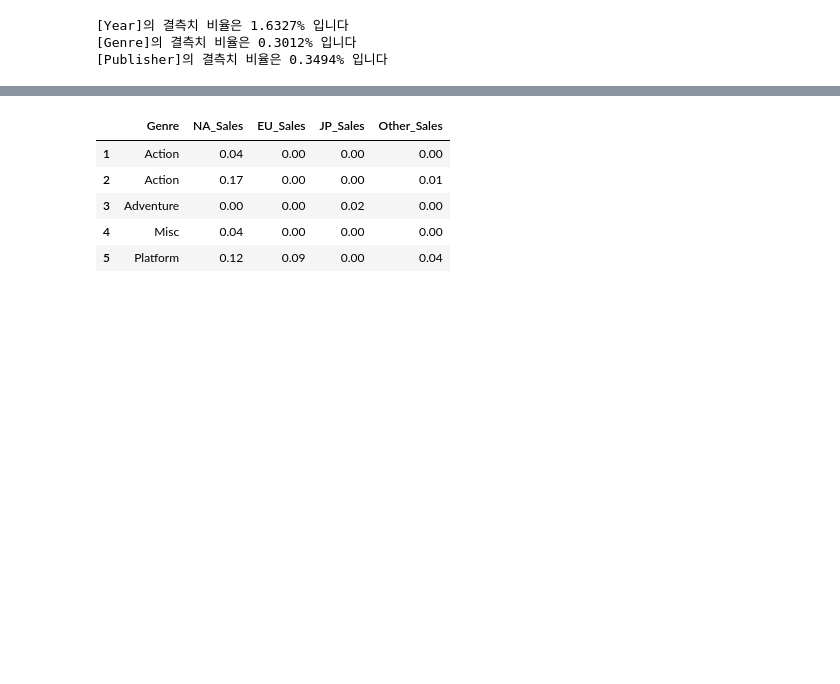
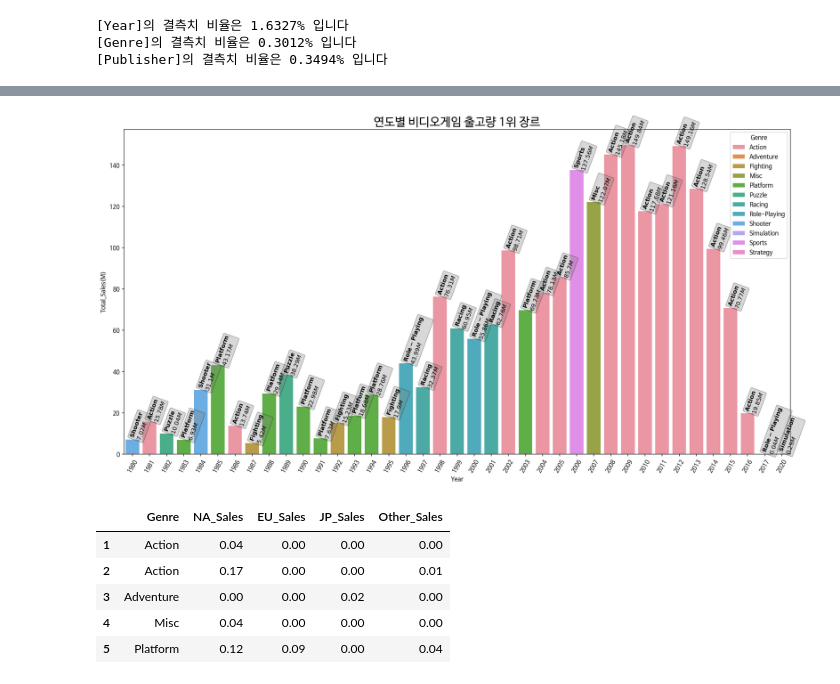
Before and after one commit to comsa33/AI_07_session_1_project_-, a Jupyter notebook: ai_07_이루오.ipynb, the cells around one changed output, grey strips where cells are left out. Cells and saved outputs as stored; diff of their text form; code cells hidden in the pictures; blank space fills up the shorter version.

```diff
--- a/ai_07_이루오.ipynb
+++ b/ai_07_이루오.ipynb
@@ -279,0 +298,4 @@ plt.show()
+# %%
+genre_max_df = year_genre_sales_df.groupby(by='Year').max().reset_index()
+year_genre_max_sales_df = pd.merge(year_genre_sales_df, genre_max_df)
+year_genre_max_sales_df.tail(10)
@@ -280,3 +314,16 @@ plt.show()
+# %%
+plt.figure(figsize=(20, 10))
+sns.barplot(data=year_genre_max_sales_df, x='Year', y='Total_Sales',
+            hue='Genre', dodge=False)
+for i, (g, s) in enumerate(year_genre_max_sales_df[['Genre', 'Total_Sales']].values):
+    plt.annotate('$\\bf{}$\n${}M$'.format(g,round(s,2)), (i-0.2, s), rotation=70,
+                 bbox=dict(boxstyle='round,pad=0.2', fc='grey', alpha=0.3))
+plt.ylabel('Total_Sales(M)')
+plt.xticks(rotation=60)
+plt.title('연도별 비디오게임 출고량 1위 장르', fontsize=20)
+plt.show()
+# %% [output]
+[figure, added]
 # %%
 genre_region_df = pd.concat((df_new[cols[3]], df_new[cols[5:9]]), axis=1)
 genre_region_df.head()
```
Also changed, not shown: parts of 20 cells of this notebook.
